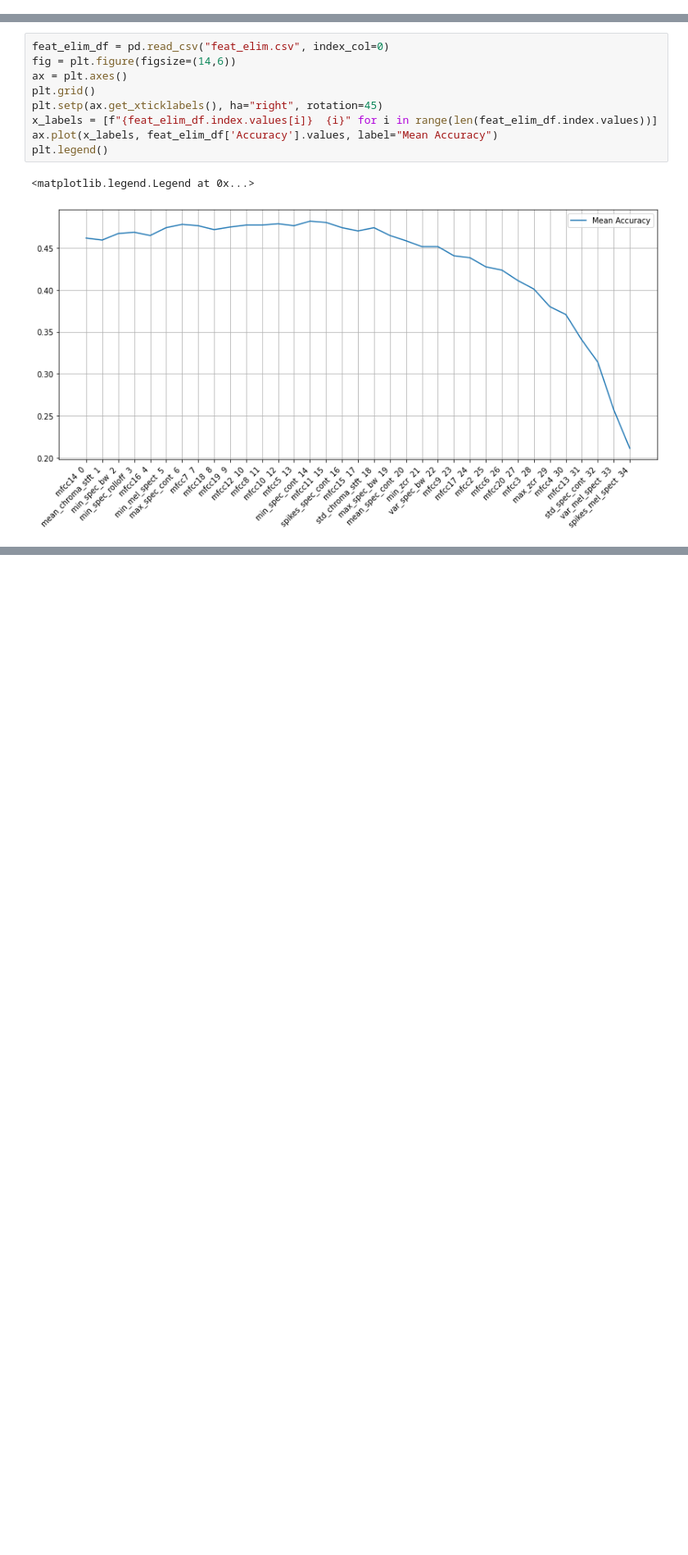
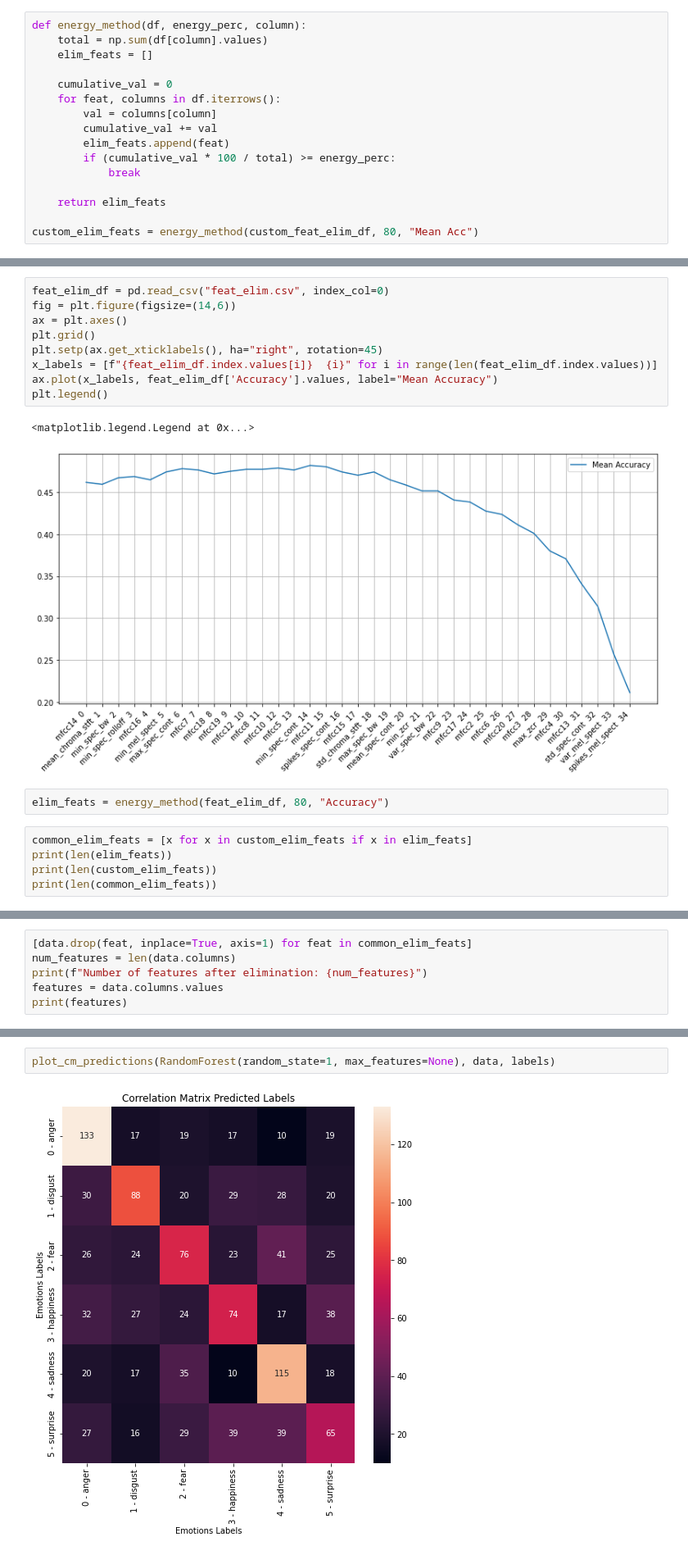
Before and after one commit to MarioCSilva/Speech_Emotion_Recognition_Thesis, a Jupyter notebook: data/3_feature_selection.ipynb, the cells around one changed output, grey strips where cells are left out. Shown at 82% size. Cells and saved outputs as stored; diff of their text form; blank space fills up the shorter version.

```diff
--- a/data/3_feature_selection.ipynb
+++ b/data/3_feature_selection.ipynb
@@ -265,6 +271,22 @@ plt.legend()
 # %% [output]
 <matplotlib.legend.Legend at 0x...>
 [figure]
+# %%
+def energy_method(df, energy_perc, column):
+    total = np.sum(df[column].values)
+    elim_feats = []
+
+    cumulative_val = 0
+    for feat, columns in df.iterrows():
+        val = columns[column]
+        cumulative_val += val
+        elim_feats.append(feat)
+        if (cumulative_val * 100 / total) >= energy_perc:
+            break
+
+    return elim_feats
+
+custom_elim_feats = energy_method(custom_feat_elim_df, 80, "Mean Acc")
 # %% [markdown]
 ## Feature Elimination with Backward Propagation
 # %% [markdown]
@@ -320,3 +342,10 @@ plt.legend()
 # %% [output]
 <matplotlib.legend.Legend at 0x...>
 [figure]
+# %%
+elim_feats = energy_method(feat_elim_df, 80, "Accuracy")
+# %%
+common_elim_feats = [x for x in custom_elim_feats if x in elim_feats]
+print(len(elim_feats))
+print(len(custom_elim_feats))
+print(len(common_elim_feats))
@@ -322,0 +356,6 @@ plt.legend()
+# %%
+[data.drop(feat, inplace=True, axis=1) for feat in common_elim_feats]
+num_features = len(data.columns)
+print(f"Number of features after elimination: {num_features}")
+features = data.columns.values
+print(features)
@@ -322,0 +367,4 @@ plt.legend()
+# %%
+plot_cm_predictions(RandomForest(random_state=1, max_features=None), data, labels)
+# %% [output]
+[figure, added]
```
Also changed, not shown: parts of 11 cells of this notebook.
